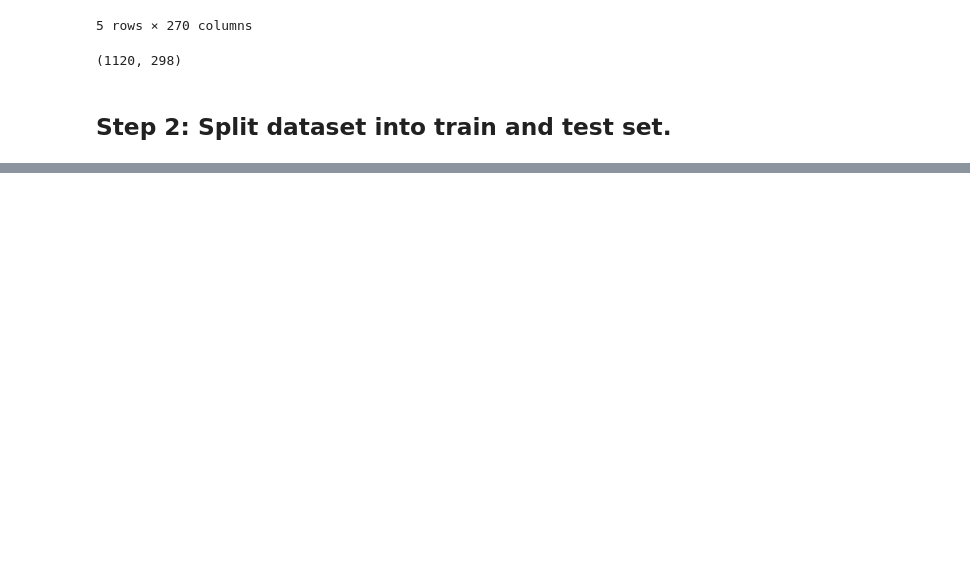
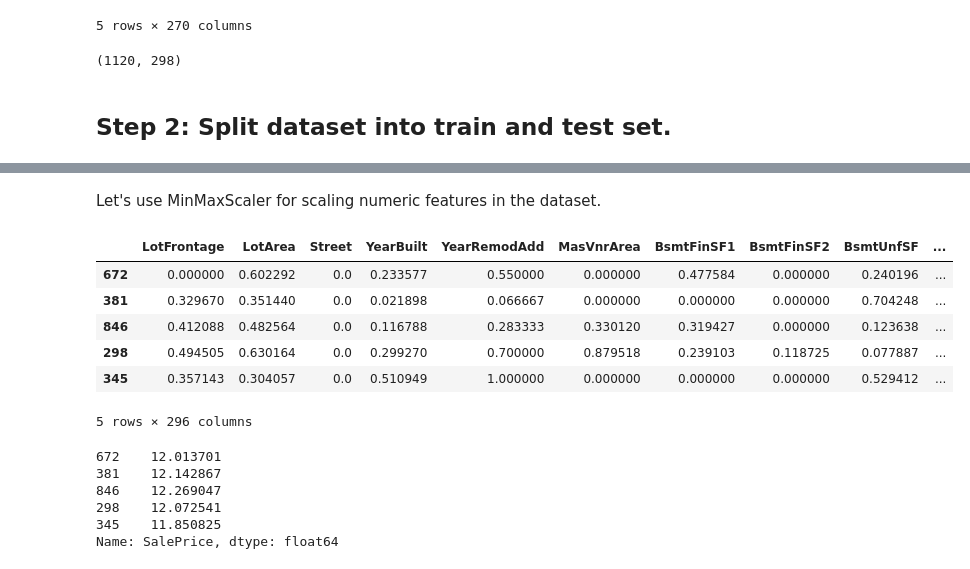
Before and after one commit to ranpariyachetan/advancedregression-assignment, a Jupyter notebook: House_Price_Assignment.ipynb, the cells around one changed output, grey strips where cells are left out. Cells and saved outputs as stored; diff of their text form; code cells hidden in the pictures; blank space fills up the shorter version.

```diff
--- a/House_Price_Assignment.ipynb
+++ b/House_Price_Assignment.ipynb
@@ -545,0 +560,18 @@ y_train = train_data['SalePrice']
+# %% [markdown]
+Let's use MinMaxScaler for scaling numeric features in the dataset.
+# %%
+# Re-scaling numeric columns in train dataset using MinMaxScaler.
+scaler = MinMaxScaler()
+num_cols = train_data_numeric.columns.tolist()
+
+X_train[num_cols] = scaler.fit_transform(X_train[num_cols])
+
+X_train.head()
+# %% [output]
+|  | LotFrontage | LotArea | Street | YearBuilt | YearRemodAdd | MasVnrArea | BsmtFinSF1 | BsmtFinSF2 | BsmtUnfSF | ... |
+| 672 | 0.000000 | 0.602292 | 0.0 | 0.233577 | 0.550000 | 0.000000 | 0.477584 | 0.000000 | 0.240196 | ... |
+| 381 | 0.329670 | 0.351440 | 0.0 | 0.021898 | 0.066667 | 0.000000 | 0.000000 | 0.000000 | 0.704248 | ... |
+| 846 | 0.412088 | 0.482564 | 0.0 | 0.116788 | 0.283333 | 0.330120 | 0.319427 | 0.000000 | 0.123638 | ... |
+| 298 | 0.494505 | 0.630164 | 0.0 | 0.299270 | 0.700000 | 0.879518 | 0.239103 | 0.118725 | 0.077887 | ... |
+| 345 | 0.357143 | 0.304057 | 0.0 | 0.510949 | 1.000000 | 0.000000 | 0.000000 | 0.000000 | 0.529412 | ... |
+5 rows × 296 columns
@@ -545,0 +582,10 @@ y_train = train_data['SalePrice']
+# %%
+y_train = np.log(y_train)
+y_train.head()
+# %% [output]
+672    12.013701
+381    12.142867
+846    12.269047
+298    12.072541
+345    11.850825
+Name: SalePrice, dtype: float64
```
Also changed, not shown: parts of 6 cells of this notebook.
